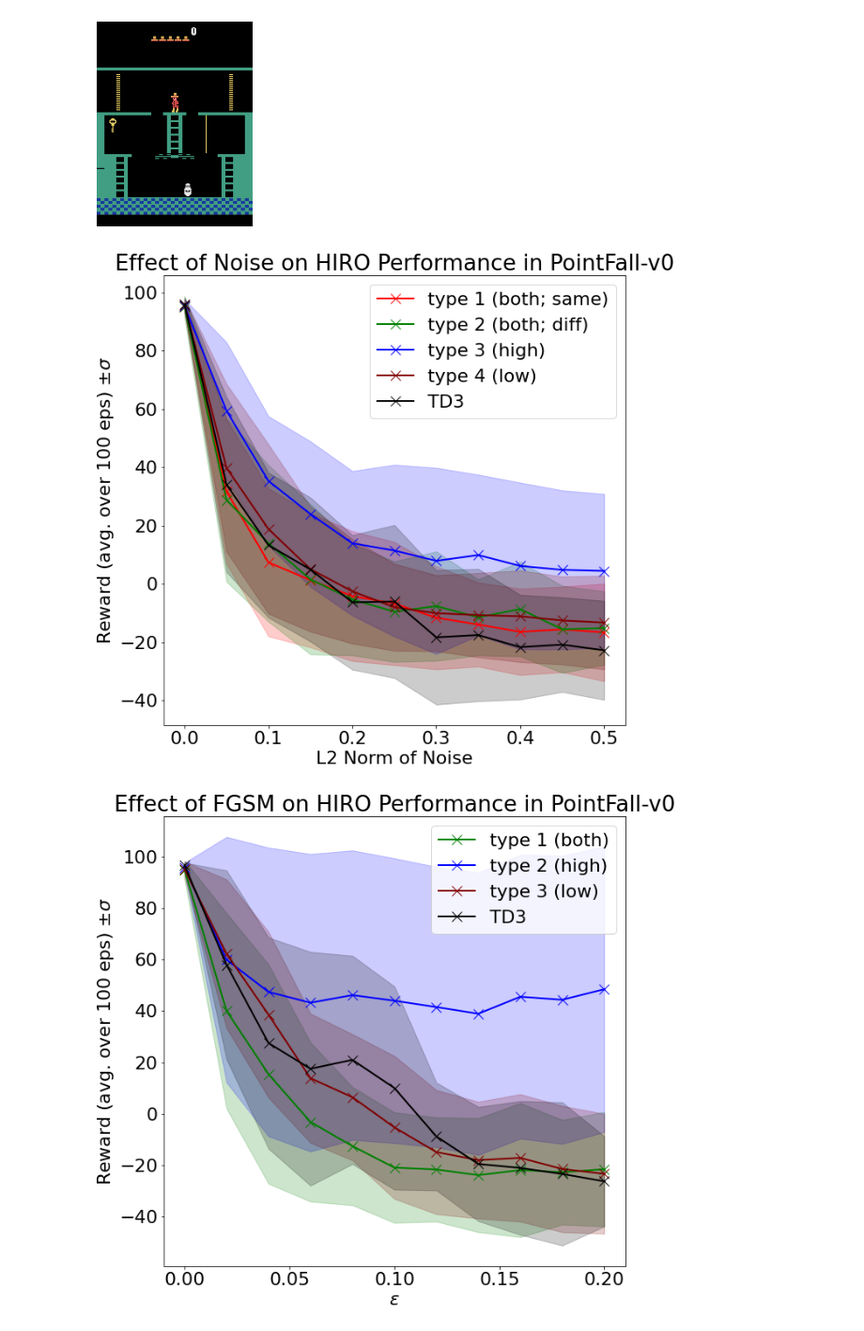
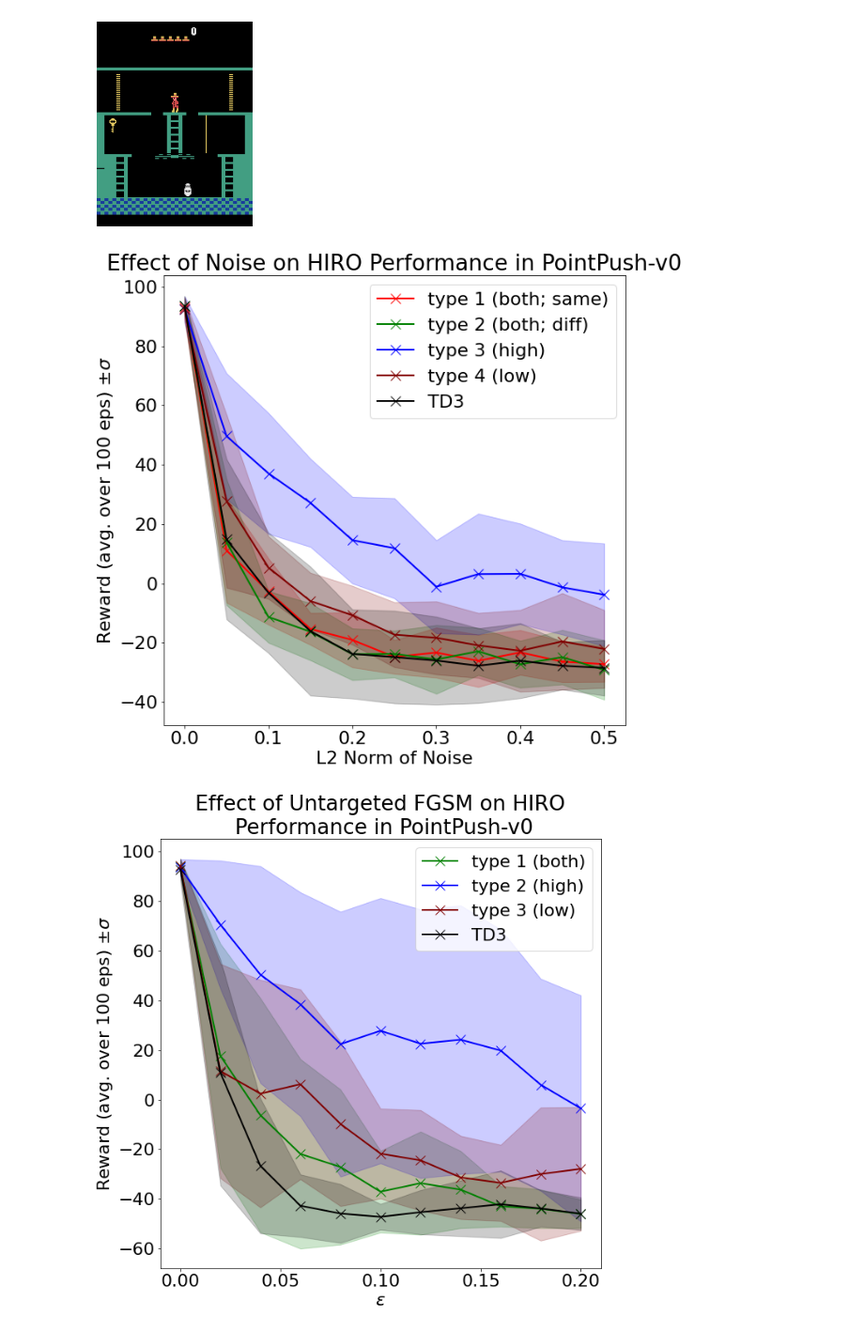
Before and after one commit to Davidobot/adversarial_hrl, a Jupyter notebook: plotting/plotting.ipynb, the cells around one changed output. Shown at 94% size. Saved outputs shown, nothing was run; the diff lists cells and outputs as text; code cells hidden in the pictures.

Commit message:
- Untargeted FGSM for HIRO Fall/Push

```diff
--- a/plotting/plotting.ipynb
+++ b/plotting/plotting.ipynb
@@ -192,8 +188,8 @@ f.close()
 # %%
-eps = json.load(open(f"pointfall/noise/new_hiro_episodes.json"))
-td3_eps = json.load(open(f"pointfall/noise/new_td3_episodes.json"))
+eps = json.load(open(f"pointpush/noise/new_hiro_episodes.json"))
+td3_eps = json.load(open(f"pointpush/noise/new_td3_episodes.json"))
 
-plot_norms("PointFall-v0", "Noise", [\
+plot_norms("PointPush-v0", "Noise", [\
     (eps['both_same'], "red", "type 1 (both; same)"),\
     (eps['both'], "green", "type 2 (both; diff)"),\
     (eps['goal_only'], "blue", "type 3 (high)"),\
@@ -201,19 +197,19 @@ plot_norms("PointFall-v0", "Noise", [\
     (td3_eps, "black", "TD3")
    ], "HIRO")
 # %% [output]
-[figure, old version]
+[figure, new version]
 # %%
-eps = json.load(open(f"pointfall/fgsm/new_hiro_episodes.json"))
-td3_eps = json.load(open(f"pointfall/fgsm/new_td3_episodes.json"))
+eps = json.load(open(f"pointpush/fgsm_ut/new_hiro_episodes.json"))
+td3_eps = json.load(open(f"pointpush/fgsm_ut/new_td3_episodes.json"))
 
-plot_norms("PointFall-v0", "FGSM", [\
+plot_norms("PointPush-v0", "Untargeted FGSM", [\
     (eps['both'], "green", "type 1 (both)"),\
     (eps['goal_only'], "blue", "type 2 (high)"),\
     (eps['action_only'], "maroon", "type 3 (low)"),\
-    (td3_eps, "black", "TD3")
-   ], "HIRO", "$\\epsilon$")
+    (td3_eps, "black", "TD3"),
+   ], "HIRO\n", "$\\epsilon$")
 # %% [output]
-[figure, old version]
+[figure, new version]
 # %%
 eps = {'both': {0.0: [95.91999999999668], 0.05: [58.576999999993305], 0.1: [29.385000000014653], 0.15: [-12.622999999997749], 0.2: [-20.436999999992892], 0.25: [-24.67799999998385], 0.3: [-37.06999999996928], 0.35: [-39.53799999996999], 0.4: [-40.12199999997082], 0.45: [-40.75999999996752], 0.5: [-44.36699999998449]}, 'both_same': {0.0: [97.68899999999572], 0.05: [55.70599999999642], 0.1: [10.81399999999881], 0.15: [-2.8120000000013774], 0.2: [-25.364999999975815], 0.25: [-21.90799999998138], 0.3: [-35.08599999997209], 0.35: [-39.50099999996775], 0.4: [-44.507999999987376], 0.45: [-43.04999999998244], 0.5: [-46.23199999999101]}, 'action_only': {0.0: [96.21399999999579], 0.05: [70.52499999998672], 0.1: [17.46700000001278], 0.15: [-7.101000000007129], 0.2: [-18.493999999983362], 0.25: [-28.868999999978538], 0.3: [-40.40799999996897], 0.35: [-30.18499999997613], 0.4: [-38.851999999971326], 0.45: [-41.665999999975355], 0.5: [-36.04499999997704]}, 'goal_only': {0.0: [97.68799999999574], 0.05: [97.63799999999561], 0.1: [81.05799999998968], 0.15: [79.48199999998388], 0.2: [67.96899999998412], 0.25: [82.56899999998403], 0.3: [70.89999999998463], 0.35: [69.12999999997014], 0.4: [69.2859999999763], 0.45: [71.05199999997382], 0.5: [72.20699999997763]}}
 
```
Also changed, not shown: parts of 6 cells of this notebook, 3 other files.
